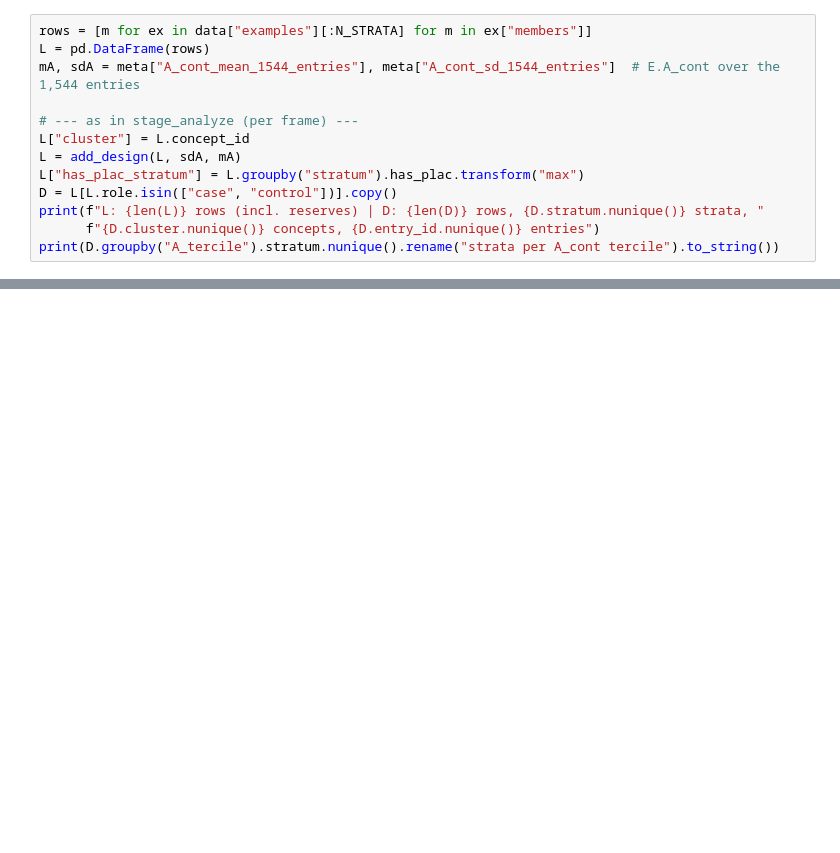
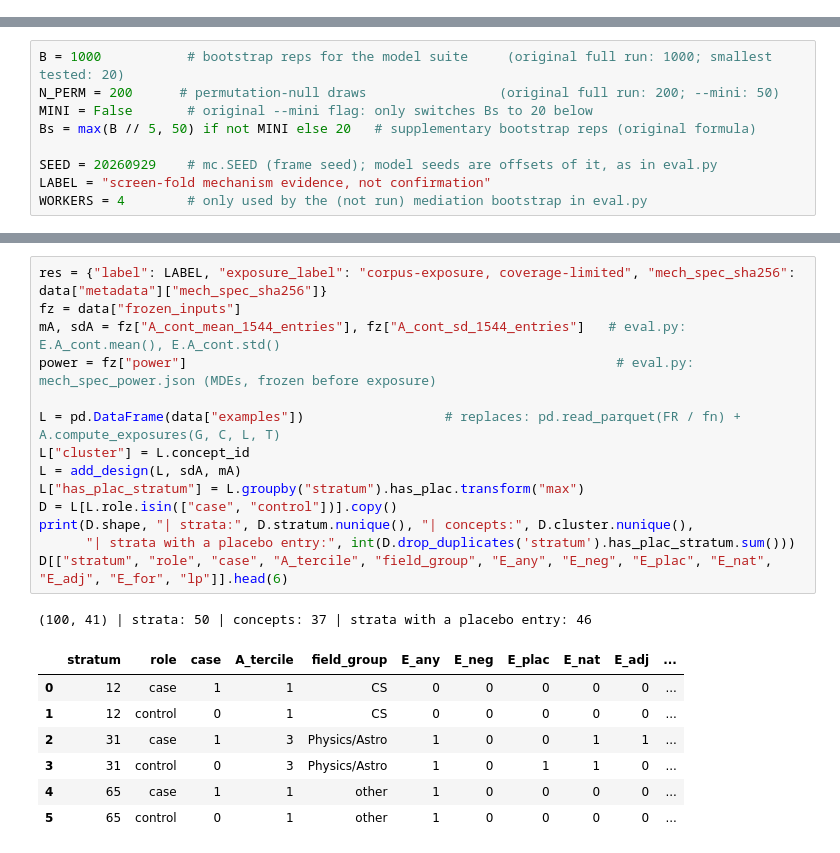
Before and after one commit to ai-inventor-papers/ai-invention-8892b7-occupancy-is-not-integration-for-new, a Jupyter notebook: round-4/evaluation-5/demo/eval_code_demo.ipynb, the cells around one changed output, grey strips where cells are left out. Cells and saved outputs as stored; diff of their text form; blank space fills up the shorter version.

```diff
--- a/round-4/evaluation-5/demo/eval_code_demo.ipynb
+++ b/round-4/evaluation-5/demo/eval_code_demo.ipynb
@@ -545,13 +84,0 @@ This replaces `pd.read_parquet(FR / "strata_long.parquet")` followed by `compute
-# %%
-rows = [m for ex in data["examples"][:N_STRATA] for m in ex["members"]]
-L = pd.DataFrame(rows)
-mA, sdA = meta["A_cont_mean_1544_entries"], meta["A_cont_sd_1544_entries"]  # E.A_cont over the 1,544 entries
-
-# --- as in stage_analyze (per frame) ---
-L["cluster"] = L.concept_id
-L = add_design(L, sdA, mA)
-L["has_plac_stratum"] = L.groupby("stratum").has_plac.transform("max")
-D = L[L.role.isin(["case", "control"])].copy()
-print(f"L: {len(L)} rows (incl. reserves) | D: {len(D)} rows, {D.stratum.nunique()} strata, "
-      f"{D.cluster.nunique()} concepts, {D.entry_id.nunique()} entries")
-print(D.groupby("A_tercile").stratum.nunique().rename("strata per A_cont tercile").to_string())
@@ -983,0 +111,9 @@ f3_prevalence(res, out)
+# %%
+B = 1000           # bootstrap reps for the model suite     (original full run: 1000; smallest tested: 20)
+N_PERM = 200      # permutation-null draws                 (original full run: 200; --mini: 50)
+MINI = False       # original --mini flag: only switches Bs to 20 below
+Bs = max(B // 5, 50) if not MINI else 20   # supplementary bootstrap reps (original formula)
+
+SEED = 20260929    # mc.SEED (frame seed); model seeds are offsets of it, as in eval.py
+LABEL = "screen-fold mechanism evidence, not confirmation"
+WORKERS = 4        # only used by the (not run) mediation bootstrap in eval.py
@@ -983,0 +475,23 @@ f3_prevalence(res, out)
+# %%
+res = {"label": LABEL, "exposure_label": "corpus-exposure, coverage-limited", "mech_spec_sha256": data["metadata"]["mech_spec_sha256"]}
+fz = data["frozen_inputs"]
+mA, sdA = fz["A_cont_mean_1544_entries"], fz["A_cont_sd_1544_entries"]   # eval.py: E.A_cont.mean(), E.A_cont.std()
+power = fz["power"]                                                       # eval.py: mech_spec_power.json (MDEs, frozen before exposure)
+
+L = pd.DataFrame(data["examples"])                  # replaces: pd.read_parquet(FR / fn) + A.compute_exposures(G, C, L, T)
+L["cluster"] = L.concept_id
+L = add_design(L, sdA, mA)
+L["has_plac_stratum"] = L.groupby("stratum").has_plac.transform("max")
+D = L[L.role.isin(["case", "control"])].copy()
+print(D.shape, "| strata:", D.stratum.nunique(), "| concepts:", D.cluster.nunique(),
+      "| strata with a placebo entry:", int(D.drop_duplicates('stratum').has_plac_stratum.sum()))
+D[["stratum", "role", "case", "A_tercile", "field_group", "E_any", "E_neg", "E_plac", "E_nat", "E_adj", "E_for", "lp"]].head(6)
+# %% [output]
+(100, 41) | strata: 50 | concepts: 37 | strata with a placebo entry: 46
+|  | stratum | role | case | A_tercile | field_group | E_any | E_neg | E_plac | E_nat | E_adj | ... |
+| 0 | 12 | case | 1 | 1 | CS | 0 | 0 | 0 | 0 | 0 | ... |
+| 1 | 12 | control | 0 | 1 | CS | 0 | 0 | 0 | 0 | 0 | ... |
+| 2 | 31 | case | 1 | 3 | Physics/Astro | 1 | 0 | 0 | 1 | 1 | ... |
+| 3 | 31 | control | 0 | 3 | Physics/Astro | 1 | 0 | 1 | 1 | 0 | ... |
+| 4 | 65 | case | 1 | 1 | other | 1 | 0 | 0 | 0 | 0 | ... |
+| 5 | 65 | control | 0 | 1 | other | 1 | 0 | 0 | 0 | 0 | ... |
```
Also changed, not shown: parts of 54 cells of this notebook, 1 other file.
